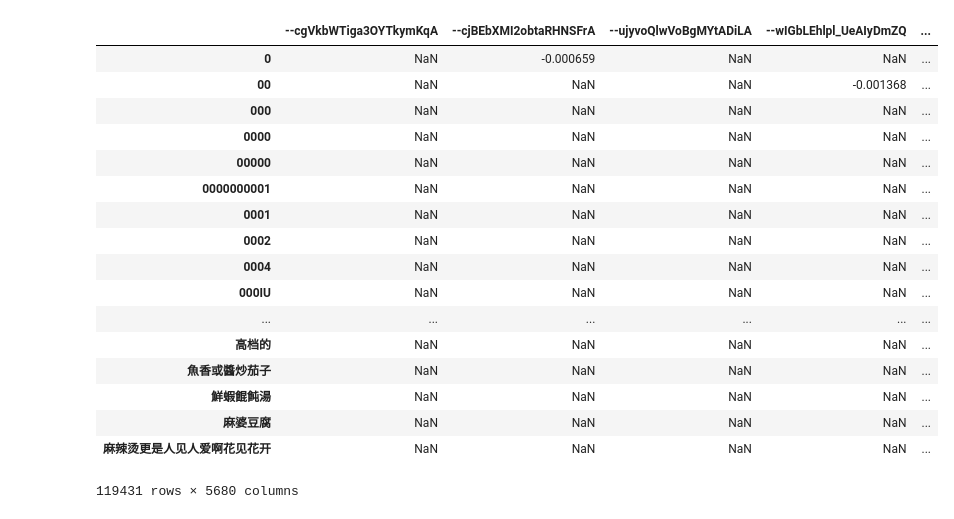
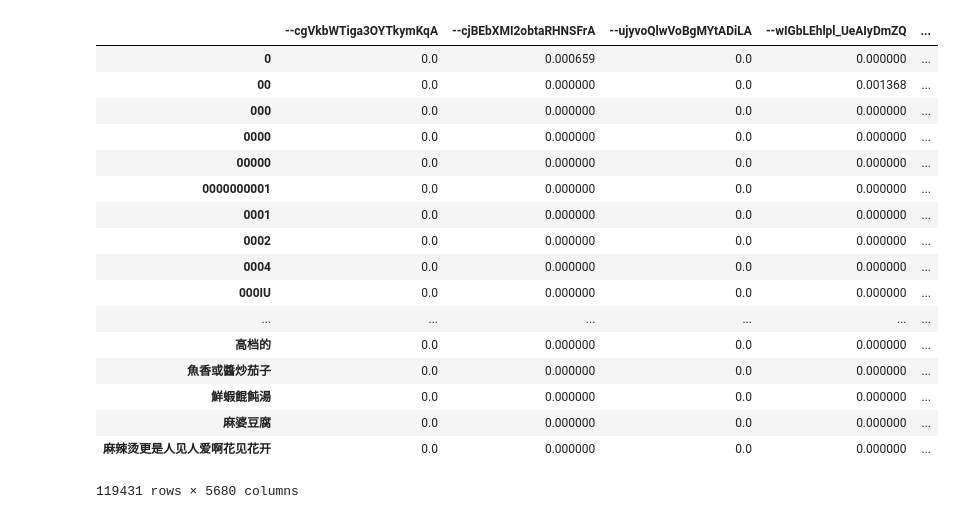
Before and after one commit to emily-jean/yelp-data-mining, a Jupyter notebook: project/TF-IDF.ipynb, the cells around one changed output. Saved outputs shown, nothing was run; the diff lists cells and outputs as text; code cells hidden in the pictures.

Commit message:
TFIDF

```diff
--- a/project/TF-IDF.ipynb
+++ b/project/TF-IDF.ipynb
@@ -14,7 +14,7 @@ from collections import Counter
 
 connection = pymysql.connect(host='localhost',
                              user='root',
-                             password='Put your password',#put your password for mysql server here.
+                             password='Tianyu931211',#put your password for mysql server here.
                              db='yelp_db',
                              charset='utf8mb4',
                              cursorclass=pymysql.cursors.DictCursor)
@@ -72,7 +72,7 @@ for i in business_processed_review:
 all_rev=len(business_processed_review)
 
 for i in idf:
-    idf[i]=math.log(idf[i]/all_rev)
+    idf[i]=math.log(all_rev/idf[i])
 # %%
 TFIDF={}
 
@@ -87,25 +87,25 @@ for i in business_processed_review:
     TFIDF[i]=tfidf
 # %%
 data=pd.DataFrame(TFIDF)
-data.fillna(0)
+tfidf_data=data.fillna(0)
-# %%
-data
-# %% [output]
-|  | --cgVkbWTiga3OYTkymKqA | --cjBEbXMI2obtaRHNSFrA | --ujyvoQlwVoBgMYtADiLA | --wIGbLEhlpl_UeAIyDmZQ | ... |
-| 0 | NaN | -0.000659 | NaN | NaN | ... |
-| 00 | NaN | NaN | NaN | -0.001368 | ... |
-| 000 | NaN | NaN | NaN | NaN | ... |
-| 0000 | NaN | NaN | NaN | NaN | ... |
-| 00000 | NaN | NaN | NaN | NaN | ... |
-| 0000000001 | NaN | NaN | NaN | NaN | ... |
-| 0001 | NaN | NaN | NaN | NaN | ... |
-| 0002 | NaN | NaN | NaN | NaN | ... |
-| 0004 | NaN | NaN | NaN | NaN | ... |
-| 000IU | NaN | NaN | NaN | NaN | ... |
-| ... | ... | ... | ... | ... | ... |
-| 高档的 | NaN | NaN | NaN | NaN | ... |
-| 魚香或醬炒茄子 | NaN | NaN | NaN | NaN | ... |
-| 鮮蝦餛飩湯 | NaN | NaN | NaN | NaN | ... |
-| 麻婆豆腐 | NaN | NaN | NaN | NaN | ... |
-| 麻辣烫更是人见人爱啊花见花开 | NaN | NaN | NaN | NaN | ... |
-119431 rows × 5680 columns
+# %%
+tfidf_data
+# %% [output]
+|  | --cgVkbWTiga3OYTkymKqA | --cjBEbXMI2obtaRHNSFrA | --ujyvoQlwVoBgMYtADiLA | --wIGbLEhlpl_UeAIyDmZQ | ... |
+| 0 | 0.0 | 0.000659 | 0.0 | 0.000000 | ... |
+| 00 | 0.0 | 0.000000 | 0.0 | 0.001368 | ... |
+| 000 | 0.0 | 0.000000 | 0.0 | 0.000000 | ... |
+| 0000 | 0.0 | 0.000000 | 0.0 | 0.000000 | ... |
+| 00000 | 0.0 | 0.000000 | 0.0 | 0.000000 | ... |
+| 0000000001 | 0.0 | 0.000000 | 0.0 | 0.000000 | ... |
+| 0001 | 0.0 | 0.000000 | 0.0 | 0.000000 | ... |
+| 0002 | 0.0 | 0.000000 | 0.0 | 0.000000 | ... |
+| 0004 | 0.0 | 0.000000 | 0.0 | 0.000000 | ... |
+| 000IU | 0.0 | 0.000000 | 0.0 | 0.000000 | ... |
+| ... | ... | ... | ... | ... | ... |
+| 高档的 | 0.0 | 0.000000 | 0.0 | 0.000000 | ... |
+| 魚香或醬炒茄子 | 0.0 | 0.000000 | 0.0 | 0.000000 | ... |
+| 鮮蝦餛飩湯 | 0.0 | 0.000000 | 0.0 | 0.000000 | ... |
+| 麻婆豆腐 | 0.0 | 0.000000 | 0.0 | 0.000000 | ... |
+| 麻辣烫更是人见人爱啊花见花开 | 0.0 | 0.000000 | 0.0 | 0.000000 | ... |
+119431 rows × 5680 columns
```
Also changed, not shown: parts of 6 cells of this notebook.
